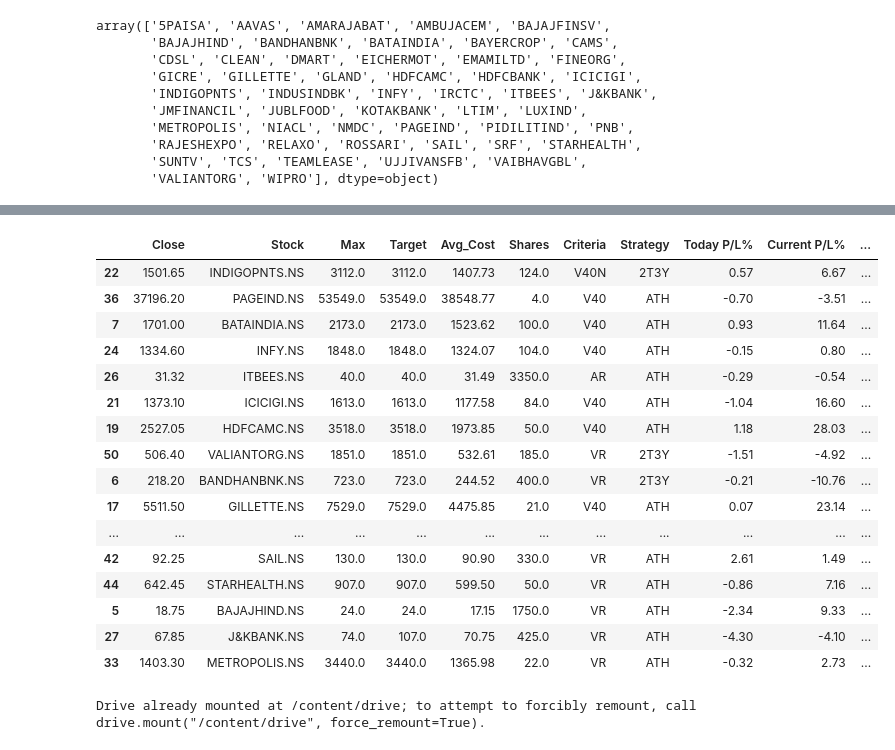
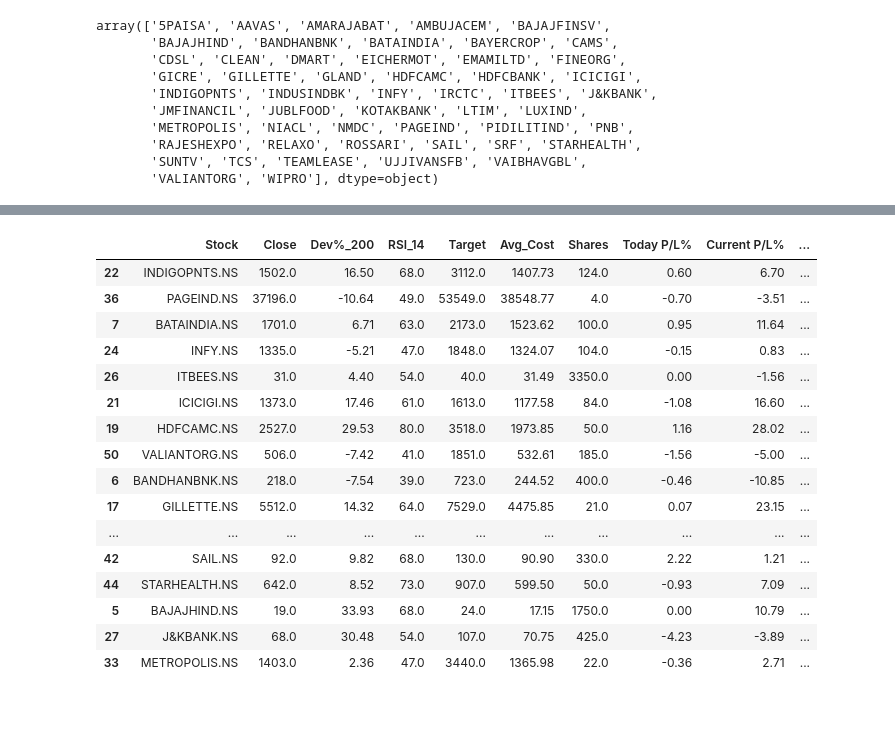
Before and after one commit to ankit-rathi/Data-Science-with-Python, a Jupyter notebook: Tradevesting/myStocks_Portfolio_Analysis.ipynb, the cells around one changed output, grey strips where cells are left out. Saved outputs shown, nothing was run; the diff lists cells and outputs as text; code cells hidden in the pictures; blank space fills up the shorter version.

```diff
--- a/Tradevesting/myStocks_Portfolio_Analysis.ipynb
+++ b/Tradevesting/myStocks_Portfolio_Analysis.ipynb
@@ -139,6 +150,6 @@ for stock_id in stock_ids:
 # %%
-df_prec_dev.reset_index(drop=True, inplace=True)
-df_prec_dev.drop(['Date'], axis=1, inplace=True)
+df_common_features.reset_index(drop=True, inplace=True)
+df_common_features.drop(['Date'], axis=1, inplace=True)
 # %%
 # portfolio stocks
 
@@ -201,4 +221,9 @@ Total loss:  -39887.0
 # %%
-cols = ['Close', 'Stock', 'Max', 'Target', 'Avg_Cost', 'Shares', 'Criteria', 'Strategy', 'Today P/L%', 'Current P/L%', 'Estimated P/L%', 'Juice Left%', 'Weightage%', 'Risk Ind']
-tmp_df = tmp_df[cols]
+cols = ['Stock', 'Close', 'Dev%_200', 'RSI_14', 'Target', 'Avg_Cost', 'Shares', 'Today P/L%', 'Current P/L%', 'Estimated P/L%', 'Juice Left%', 'Weightage%', 'Risk Ind', 'LatestQtr', 'StarStock', 'Criteria', 'Strategy', 'Conviction']
+df_portfolio_features = df_portfolio_features[cols]
+
+if gen_output == 1:
+  from google.colab import drive
+  drive.mount('/content/drive')
+  df_portfolio_features.to_csv('/content/drive/My Drive/data/stocks/myStocks-Portfolio-Analysis.csv', index=False)
 # %%
@@ -264,28 +289,21 @@ tmp_df.sort_values(by = 'Estimated P/L%', ascending=False)
 # %%
-tmp_df.sort_values(by = 'Weightage%', ascending=False)
+df_portfolio_features.sort_values(by = 'Weightage%', ascending=False)
 # %% [output]
-|  | Close | Stock | Max | Target | Avg_Cost | Shares | Criteria | Strategy | Today P/L% | Current P/L% | ... |
-| 22 | 1501.65 | INDIGOPNTS.NS | 3112.0 | 3112.0 | 1407.73 | 124.0 | V40N | 2T3Y | 0.57 | 6.67 | ... |
-| 36 | 37196.20 | PAGEIND.NS | 53549.0 | 53549.0 | 38548.77 | 4.0 | V40 | ATH | -0.70 | -3.51 | ... |
-| 7 | 1701.00 | BATAINDIA.NS | 2173.0 | 2173.0 | 1523.62 | 100.0 | V40 | ATH | 0.93 | 11.64 | ... |
-| 24 | 1334.60 | INFY.NS | 1848.0 | 1848.0 | 1324.07 | 104.0 | V40 | ATH | -0.15 | 0.80 | ... |
-| 26 | 31.32 | ITBEES.NS | 40.0 | 40.0 | 31.49 | 3350.0 | AR | ATH | -0.29 | -0.54 | ... |
-| 21 | 1373.10 | ICICIGI.NS | 1613.0 | 1613.0 | 1177.58 | 84.0 | V40 | ATH | -1.04 | 16.60 | ... |
-| 19 | 2527.05 | HDFCAMC.NS | 3518.0 | 3518.0 | 1973.85 | 50.0 | V40 | ATH | 1.18 | 28.03 | ... |
-| 50 | 506.40 | VALIANTORG.NS | 1851.0 | 1851.0 | 532.61 | 185.0 | VR | 2T3Y | -1.51 | -4.92 | ... |
-| 6 | 218.20 | BANDHANBNK.NS | 723.0 | 723.0 | 244.52 | 400.0 | VR | 2T3Y | -0.21 | -10.76 | ... |
-| 17 | 5511.50 | GILLETTE.NS | 7529.0 | 7529.0 | 4475.85 | 21.0 | V40 | ATH | 0.07 | 23.14 | ... |
-| ... | ... | ... | ... | ... | ... | ... | ... | ... | ... | ... | ... |
-| 42 | 92.25 | SAIL.NS | 130.0 | 130.0 | 90.90 | 330.0 | VR | ATH | 2.61 | 1.49 | ... |
-| 44 | 642.45 | STARHEALTH.NS | 907.0 | 907.0 | 599.50 | 50.0 | VR | ATH | -0.86 | 7.16 | ... |
-| 5 | 18.75 | BAJAJHIND.NS | 24.0 | 24.0 | 17.15 | 1750.0 | VR | ATH | -2.34 | 9.33 | ... |
-| 27 | 67.85 | J&KBANK.NS | 74.0 | 107.0 | 70.75 | 425.0 | VR | ATH | -4.30 | -4.10 | ... |
-| 33 | 1403.30 | METROPOLIS.NS | 3440.0 | 3440.0 | 1365.98 | 22.0 | VR | ATH | -0.32 | 2.73 | ... |
+|  | Stock | Close | Dev%_200 | RSI_14 | Target | Avg_Cost | Shares | Today P/L% | Current P/L% | ... |
+| 22 | INDIGOPNTS.NS | 1502.0 | 16.50 | 68.0 | 3112.0 | 1407.73 | 124.0 | 0.60 | 6.70 | ... |
+| 36 | PAGEIND.NS | 37196.0 | -10.64 | 49.0 | 53549.0 | 38548.77 | 4.0 | -0.70 | -3.51 | ... |
+| 7 | BATAINDIA.NS | 1701.0 | 6.71 | 63.0 | 2173.0 | 1523.62 | 100.0 | 0.95 | 11.64 | ... |
+| 24 | INFY.NS | 1335.0 | -5.21 | 47.0 | 1848.0 | 1324.07 | 104.0 | -0.15 | 0.83 | ... |
+| 26 | ITBEES.NS | 31.0 | 4.40 | 54.0 | 40.0 | 31.49 | 3350.0 | 0.00 | -1.56 | ... |
+| 21 | ICICIGI.NS | 1373.0 | 17.46 | 61.0 | 1613.0 | 1177.58 | 84.0 | -1.08 | 16.60 | ... |
+| 19 | HDFCAMC.NS | 2527.0 | 29.53 | 80.0 | 3518.0 | 1973.85 | 50.0 | 1.16 | 28.02 | ... |
+| 50 | VALIANTORG.NS | 506.0 | -7.42 | 41.0 | 1851.0 | 532.61 | 185.0 | -1.56 | -5.00 | ... |
+| 6 | BANDHANBNK.NS | 218.0 | -7.54 | 39.0 | 723.0 | 244.52 | 400.0 | -0.46 | -10.85 | ... |
+| 17 | GILLETTE.NS | 5512.0 | 14.32 | 64.0 | 7529.0 | 4475.85 | 21.0 | 0.07 | 23.15 | ... |
+| ... | ... | ... | ... | ... | ... | ... | ... | ... | ... | ... |
+| 42 | SAIL.NS | 92.0 | 9.82 | 68.0 | 130.0 | 90.90 | 330.0 | 2.22 | 1.21 | ... |
+| 44 | STARHEALTH.NS | 642.0 | 8.52 | 73.0 | 907.0 | 599.50 | 50.0 | -0.93 | 7.09 | ... |
+| 5 | BAJAJHIND.NS | 19.0 | 33.93 | 68.0 | 24.0 | 17.15 | 1750.0 | 0.00 | 10.79 | ... |
+| 27 | J&KBANK.NS | 68.0 | 30.48 | 54.0 | 107.0 | 70.75 | 425.0 | -4.23 | -3.89 | ... |
+| 33 | METROPOLIS.NS | 1403.0 | 2.36 | 47.0 | 3440.0 | 1365.98 | 22.0 | -0.36 | 2.71 | ... |
-# %%
-if gen_output == 1:
-  from google.colab import drive
-  drive.mount('/content/drive')
-  tmp_df.to_csv('/content/drive/My Drive/data/stocks/myStocks-Portfolio-Analysis.csv', index=False)
-# %% [output]
-Drive already mounted at /content/drive; to attempt to forcibly remount, call drive.mount("/content/drive", force_remount=True).
 # %%
```
Also changed, not shown: parts of 10 cells of this notebook.
